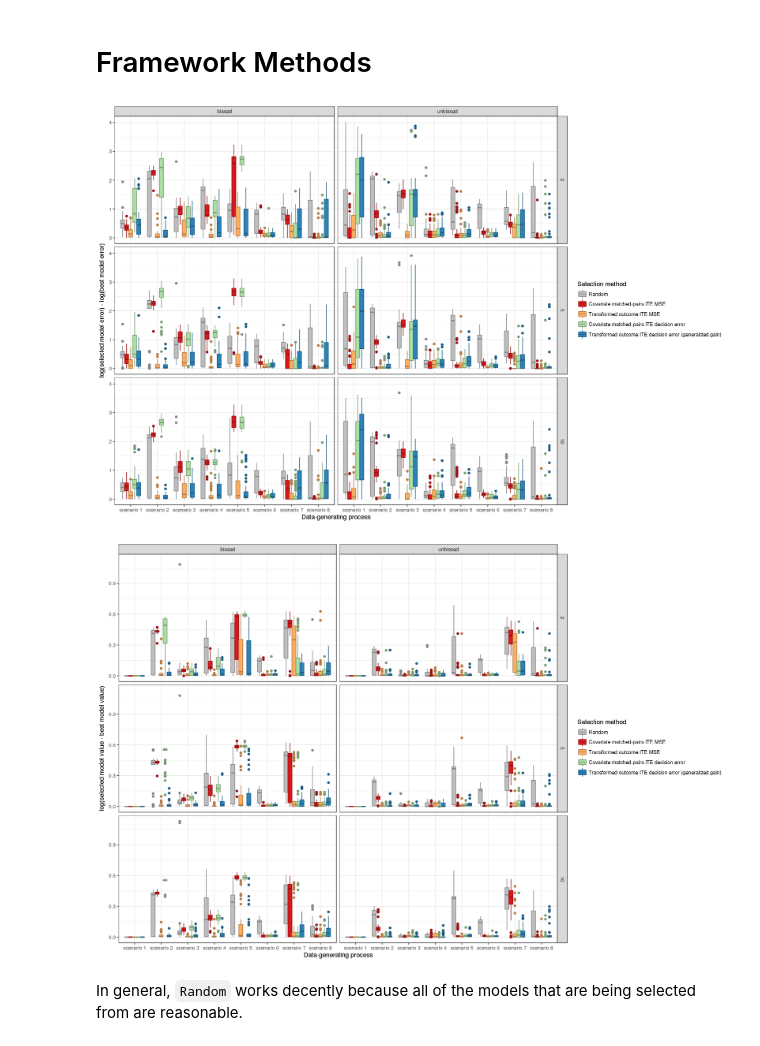
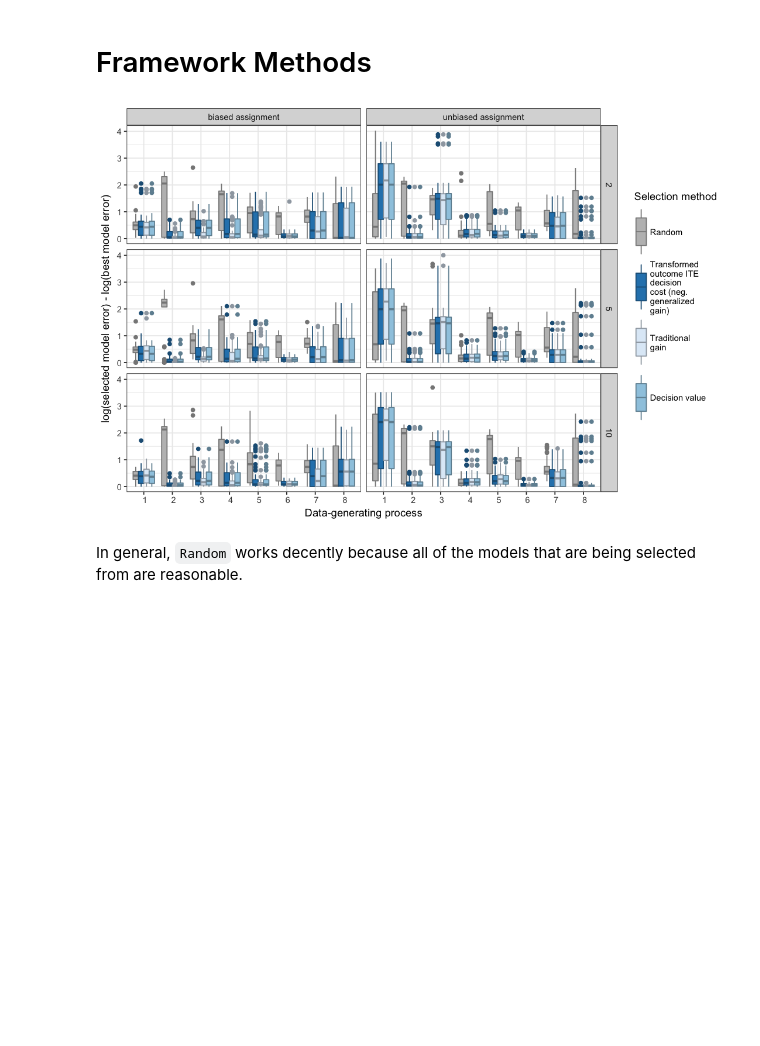
Before and after one commit to som-shahlab/ITE-model-selection, a Jupyter notebook: analyze-experiments.ipynb, the cells around one changed output. Saved outputs shown, nothing was run; the diff lists cells and outputs as text; code cells hidden in the pictures; blank space fills up the shorter version.

Commit message:
fixed oracle bug, plotting results
- oracle value was being evaluated relative to the whole dataset, not
just the test data.
- made some plotting utilities for simulation results

```diff
--- a/analyze-experiments.ipynb
+++ b/analyze-experiments.ipynb
@@ -74,8 +71,11 @@ method_renames = c(
     'qini'= "Qini coefficient (gain-at-k AUC)",
     'value_auc'= 'Value-at-k AUC',
     'est_te_strata' = "Est. treatment effect strata ITE MSE",
-    'prediction_error'= "Outcome prediction MSE"
-)
+    'prediction_error'= "Outcome prediction MSE",
+    'oracle_selector_true_value' = "tMSE",
+    "oracle_selector_true_hte_error" = "C",
+    "oracle" = "oracle"
+) %>% map_chr(~str_wrap(.,15))
 # %%
 method_fills = c(
     'random' = "grey",
@@ -98,10 +98,10 @@ method_colors = method_fills %>%
 # names(method_colors) = method_renames
 # %%
 rel_results = results %>%
-    mutate(assignment = ifelse(str_detect(DGP, "biased"), "biased", "unbiased")) %>%
+    mutate(assignment = ifelse(str_detect(DGP, "biased"), "biased assignment", "unbiased assignment")) %>%
     mutate(DGP = str_replace(DGP, "biased_", "")) %>%
-    mutate(DGP = str_replace(DGP, "_", " ")) %>%
+    mutate(DGP = str_replace(DGP, "scenario_", "")) %>%
     group_by(DGP, n_folds, rep, n_train, n_test, assignment) %>%
-    mutate(rel_true_hte_error = true_hte_error/oracle_error(true_hte_error, selection_method, "oracle_selector_true_hte_error")) %>%
-    mutate(rel_true_value = true_value-oracle_error(true_value, selection_method, "oracle_selector_true_value")) %>%
+    mutate(rel_true_hte_error = rel_tmse(true_hte_error, selection_method)) %>%
+    mutate(rel_true_value = rel_cost(true_value, selection_method)) %>%
     mutate(selection_method = factor(selection_method, levels=names(method_renames)))
@@ -109,31 +151,39 @@ rel_results = results %>%
 full_error_plot = function(rel_results, fills, colors, methods) {
     rel_results %>%
         filter(selection_method %in% methods) %>%
-    ggplot(aes(x=as.factor(DGP), y=log(rel_true_hte_error), fill=selection_method, color=selection_method)) +
+    ggplot(aes(x=as.factor(DGP), y=log(rel_true_hte_error),
+               fill=selection_method, color=selection_method)) +
         geom_boxplot() +
         scale_fill_manual(name="Selection method", values = fills, labels = method_renames) +
         scale_color_manual(name="Selection method", values = colors, labels = method_renames) +
         facet_grid(n_folds~assignment) +
         xlab("Data-generating process") +
-        ylab("log(selected model error) - log(best model error)") +
-        theme_bw()
+        ylab(expression(log(tau * plain(MSE)[h]) - log(tau * plain(MSE)[plain("*")]))) +
+        theme_bw() +
+        theme(legend.key.height=unit(2, "cm")) +
+        theme(legend.key.width=unit(0.5, "cm"))
 }
 
 full_value_plot = function(rel_results, fills, colors, methods) {
     rel_results %>%
         filter(selection_method %in% methods) %>%
-    ggplot(aes(x=as.factor(DGP), y=log(rel_true_value+1), fill=selection_method, color=selection_method)) +
+    ggplot(aes(x=as.factor(DGP), y=log(rel_true_value),
+               fill=selection_method, color=selection_method)) +
         geom_boxplot() +
         scale_fill_manual(name="Selection method", values = fills, labels = method_renames) +
         scale_color_manual(name="Selection method", values = colors, labels = method_renames) +
         facet_grid(n_folds~assignment) +
         xlab("Data-generating process") +
-        ylab("log(selected model value - best model value)") +
-        theme_bw()
+        ylab("log(1 + selected model cost - best model cost)") +
+        theme_bw() +
+        theme(legend.key.height=unit(2, "cm")) +
+        theme(legend.key.width=unit(0.5, "cm"))
 }
 
-plot_util = function(rel_results, fills, colors, method_type_name, methods) {
+plot_util = function(rel_results, fills, colors, method_type_name, methods, w, h) {
     tMSE = full_error_plot(rel_results, fills, colors, methods)
     cost = full_value_plot(rel_results, fills, colors, methods)
-    ggsave()
+    ggsave(str_c("paper/figures/", method_type_name, "-tMSE.png", sep=""), tMSE, units="in", width=w, height=h)
+    ggsave(str_c("paper/figures/", method_type_name, "-cost.png", sep=""), tMSE, units="in", width=w, height=h)
+    return(NULL)
 }
@@ -140,12 +192,10 @@ plot_util = function(rel_results, fills, colors, method_type_name, methods) {
 # %% [markdown]
 # Framework Methods
 # %%
-options(repr.plot.width=15, repr.plot.height=10)
-full_error_plot(rel_results, method_fills, method_colors, c(framework_methods,"random"))
-full_value_plot(rel_results, method_fills, method_colors, c(framework_methods,"random"))
+options(repr.plot.width=9, repr.plot.height=6)
+full_error_plot(rel_results, method_fills, method_colors, c(method_types$value_methods))
 # %% [output]
-[figure, old version]
+[figure, new version]
-[figure, removed]
 # %% [markdown]
 In general, `Random` works decently because all of the models that are being selected from are reasonable.
 # %% [markdown]
```
Also changed, not shown: parts of 13 cells of this notebook, 2 other files.
